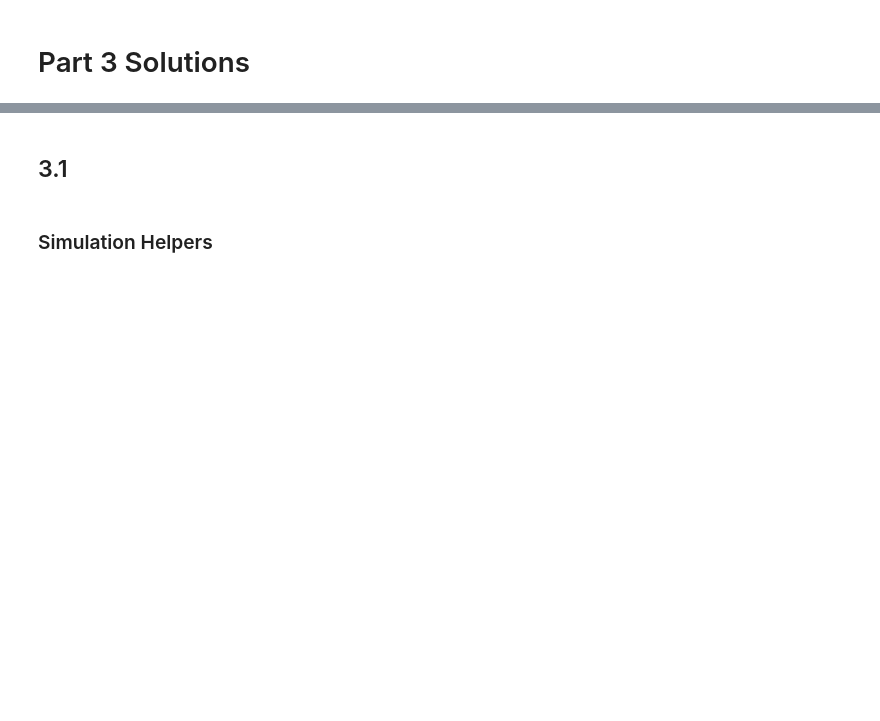
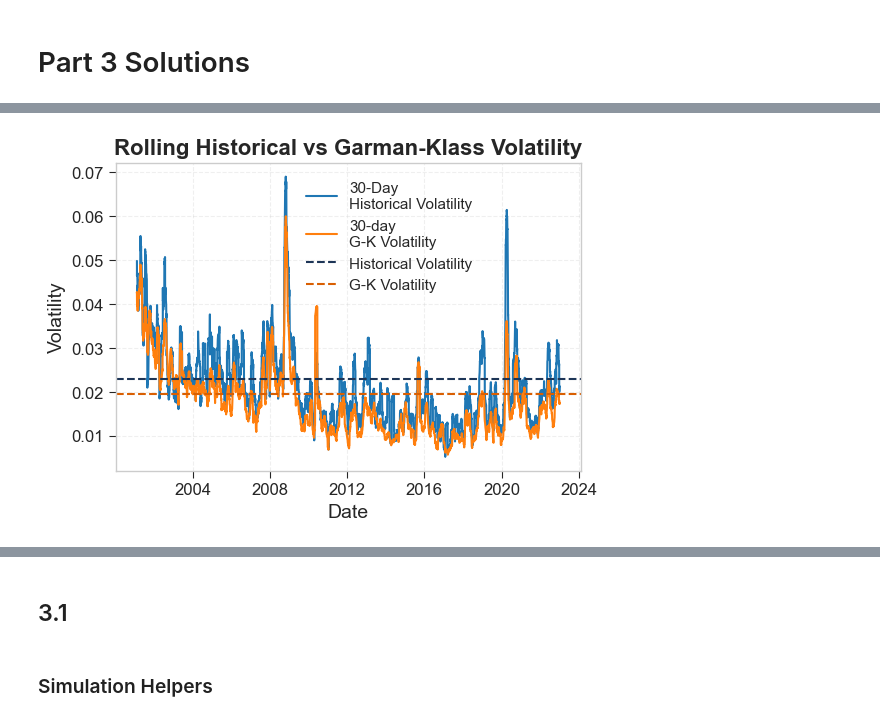
Before and after one commit to brkoedijk/Comp_Finance_1, a Jupyter notebook: main.ipynb, the cells around one changed output, grey strips where cells are left out. Drawn from its saved outputs; the diff is of its cells as text; code cells hidden in the pictures; blank space fills up the shorter version.

```diff
--- a/main.ipynb
+++ b/main.ipynb
@@ -10,0 +99,43 @@ fs = FinanceStyles()
+# %%
+window = 30
+data["Return"] = data["Close"].pct_change()
+
+def calc_rolling_vol(returns, mu_hat):
+    # Number of prices in the window
+    W = len(returns)
+
+    # Number of returns is one less than the number of prices
+    N = W - 1
+    if N < 2:
+        return np.nan
+
+    variance_terms = (returns - mu_hat)**2
+    sigma_sq = np.sum(variance_terms) / (N - 1)
+    return np.sqrt(sigma_sq)
+
+data["Rolling_Vol"] = data["Return"].rolling(window=window).apply(calc_rolling_vol, args=(mu_hat,), raw=True)
+
+data['HL_Log'] = np.log(data['High'] / data['Low'])**2
+data['CO_Log'] = np.log(data['Close'] / data['Open'])**2
+
+# Compute rolling sums for each term
+data['Rolling_HL'] = data['HL_Log'].rolling(window=window).sum()
+data['Rolling_CO'] = data['CO_Log'].rolling(window=window).sum()
+data['GkVol'] = np.sqrt((1 / (2 * window)) * data['Rolling_HL'] - ((2 * np.log(2) - 1) / window) * data['Rolling_CO'])
+
+path = "src/figures/p1/historical_and_garman_klass_volatility.png"
+
+plt.figure(figsize=(6, 4))
+plt.plot(data.index, data["Rolling_Vol"], label='30-Day\nHistorical Volatility', color="#1F77B4")
+plt.plot(data.index, data["GkVol"], label='30-day\nG-K Volatility', color='#FF7F0E')
+plt.axhline(sigma_hat, color='#1d3557', linestyle='--', label="Historical Volatility")
+plt.axhline(sigma_gk, color='#d95f02', linestyle='--', label="G-K Volatility")
+plt.xlabel('Date', fontsize=14)
+plt.ylabel('Volatility', fontsize=14)
+plt.title('Rolling Historical vs Garman-Klass Volatility',fontsize=16, fontweight='bold')
+plt.legend(fontsize=11, bbox_to_anchor=(0.38, 0.985), loc='upper left')
+plt.savefig(path, dpi=300, bbox_inches='tight')
+
+plt.show()
+# %% [output]
+[figure, added]
```
Also changed, not shown: parts of 13 cells of this notebook, 12 other files.
